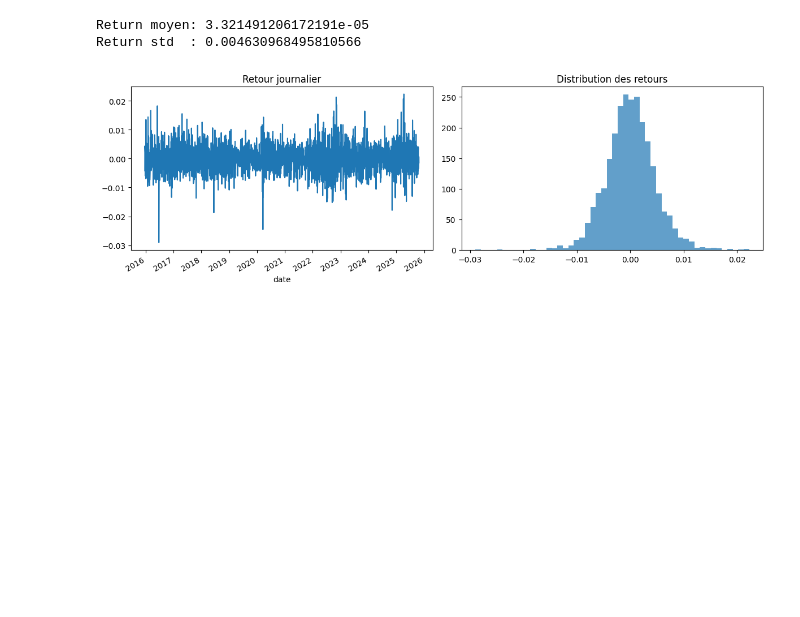
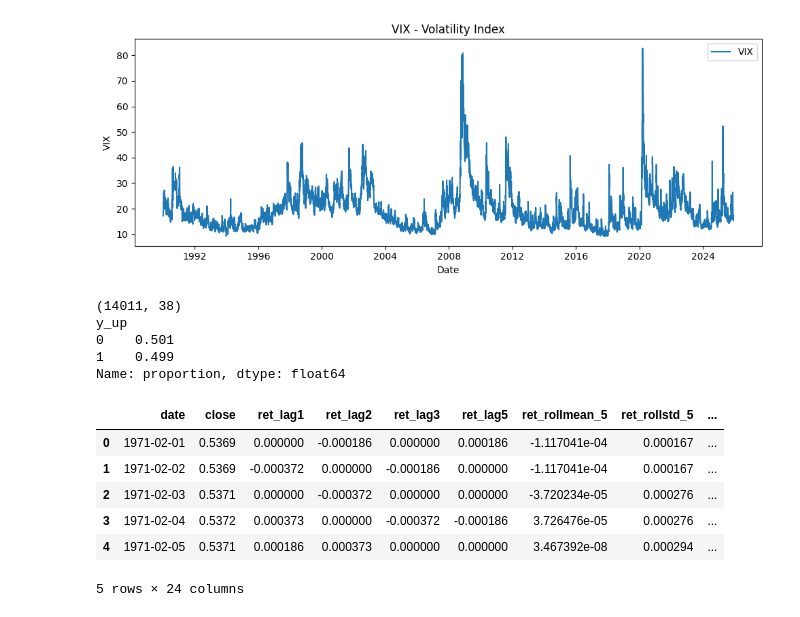
Before and after one commit to martou12/projet-ml-, a Jupyter notebook: notebooks/01_exploration_baseline.ipynb, the cells around one changed output. Drawn from its saved outputs; the diff is of its cells as text; code cells hidden in the pictures; blank space fills up the shorter version.

```diff
--- a/notebooks/01_exploration_baseline.ipynb
+++ b/notebooks/01_exploration_baseline.ipynb
@@ -38,15 +49,61 @@ plt.show()
 # %%
-print("Return moyen:", df_feat["ret"].mean())
-print("Return std  :", df_feat["ret"].std())
+from src.data_loading import load_eurusd
+from src.modeling import train_test_split_time
+from src.config import TARGET_COL, FEATURE_COLS
+from src.features import add_features
+from src.external_data import load_vix, load_dgs2, load_dgs10, load_dtwexbgs, load_sp500
 
-fig, axes = plt.subplots(1, 2, figsize=(12, 4))
-df_feat.set_index("date")["ret"].plot(ax=axes[0], title="Retour journalier")
-axes[1].hist(df_feat["ret"].dropna(), bins=50, alpha=0.7)
-axes[1].set_title("Distribution des retours")
+import matplotlib.pyplot as plt
+
+df = load_eurusd()
+
+# External series
+vix = load_vix()
+dgs2 = load_dgs2()
+dgs10 = load_dgs10()
+dtwexbgs = load_dtwexbgs()
+sp500 = load_sp500()
+
+# Merge
+for ext in [vix, dgs2, dgs10, dtwexbgs, sp500]:
+    df = df.merge(ext, on="date", how="left")
+
+# Forward fill
+for col in ["vix", "dgs2", "dgs10", "dtwexbgs", "sp500"]:
+    if col in df.columns:
+        df[col] = df[col].ffill()
+
+# Graph VIX
+plt.figure(figsize=(10, 4))
+plt.plot(vix["date"], vix["vix"], label="VIX")
+plt.title("VIX - Volatility Index")
+plt.xlabel("Date")
+plt.ylabel("VIX")
+plt.legend()
 plt.tight_layout()
 plt.show()
+
+df_feat = add_features(df)
+
+X_train, X_test, y_train, y_test = train_test_split_time(df_feat, test_size=0.2)
+
+print(df_feat.shape)
+print(df_feat[TARGET_COL].value_counts(normalize=True).round(3))
+
+cols_show = ["date", "close"] + [c for c in FEATURE_COLS if c in df_feat.columns]
+df_feat[cols_show].head(5)
 # %% [output]
+[figure, new version]
-Return moyen: 3.321491206172191e-05
-Return std  : 0.004630968495810566
+(14011, 38)
+y_up
+0    0.501
+1    0.499
+Name: proportion, dtype: float64
-[figure, old version]
+|  | date | close | ret_lag1 | ret_lag2 | ret_lag3 | ret_lag5 | ret_rollmean_5 | ret_rollstd_5 | ... |
+| 0 | 1971-02-01 | 0.5369 | 0.000000 | -0.000186 | 0.000000 | 0.000186 | -1.117041e-04 | 0.000167 | ... |
+| 1 | 1971-02-02 | 0.5369 | -0.000372 | 0.000000 | -0.000186 | 0.000000 | -1.117041e-04 | 0.000167 | ... |
+| 2 | 1971-02-03 | 0.5371 | 0.000000 | -0.000372 | 0.000000 | 0.000000 | -3.720234e-05 | 0.000276 | ... |
+| 3 | 1971-02-04 | 0.5372 | 0.000373 | 0.000000 | -0.000372 | -0.000186 | 3.726476e-05 | 0.000276 | ... |
+| 4 | 1971-02-05 | 0.5371 | 0.000186 | 0.000373 | 0.000000 | 0.000000 | 3.467392e-08 | 0.000294 | ... |
+5 rows × 24 columns
 # %%
```
Also changed, not shown: parts of 9 cells of this notebook.
